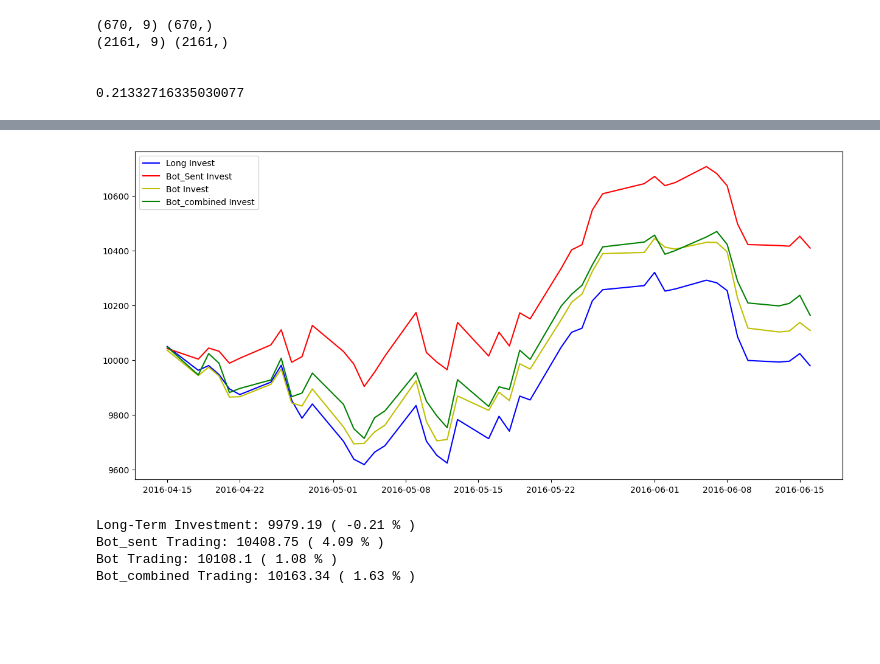
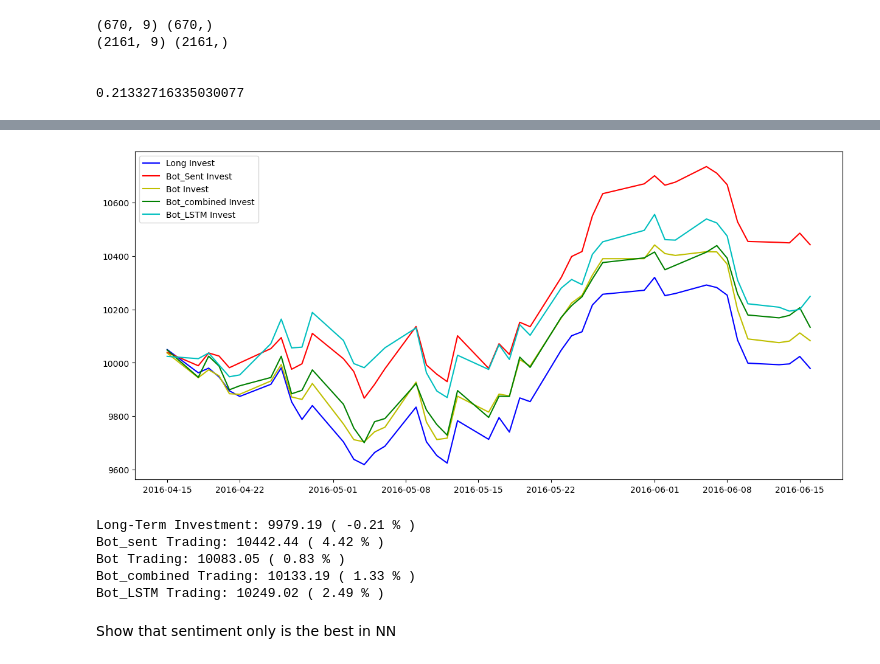
Before and after one commit to HiggsP10/Stock_pred, a Jupyter notebook: models.ipynb, the cells around one changed output, grey strips where cells are left out. Drawn from its saved outputs; the diff is of its cells as text; code cells hidden in the pictures; blank space fills up the shorter version.

```diff
--- a/models.ipynb
+++ b/models.ipynb
@@ -44,5 +57,6 @@ stocks
 # %%
 stocks = stocks.sort_values(['Date', 'Ticker'])
+stocks['Shifted_Percent_Change'] = [numpy.sign(x) * (100 + numpy.abs(x)) for x in stocks['Percent_Change']]
 model = RandomForestClassifier(random_state=1)
 d_train = stocks.loc[stocks['Date'] < datetime.datetime(year=2016, month=4, day=15)].reset_index(drop=True)
 d_test = stocks.loc[stocks['Date'] >= datetime.datetime(year=2016, month=4, day=15)].reset_index(drop=True)
@@ -133,0 +198,3 @@ d_test['Predicts'] = predicts
+# %%
+test_predictions = model.predict(X_test)
+d_test['LSTM_Predict'] = test_predictions
@@ -134,14 +203,17 @@ d_test['Predicts'] = predicts
 # %%
+
 # Initialize starting capital to test model effectiveness
 bot_capital = 10000
 bot_sent_capital = 10000
 bot_combined_capital = 10000
+bot_LSTM_capital = 10000
 long_capital = 10000
 
 # Add capital as first data points
 bots = [bot_capital]
 bots_sent = [bot_sent_capital]
 bots_combined = [bot_combined_capital]
+bots_LSTM = [bot_LSTM_capital]
 longs = [long_capital]
 
 # Get unique dates
@@ -156,44 +228,63 @@ for date in dates:
 
     # Calculate profit from using the Twitter bot to determine what stocks to invest in
     temp = temp[temp['Prediction']>0]
-    bot_capital = bot_capital + ((bot_capital/len(temp)) * (temp['Percent_Change']/100)).sum()
+    temp1 = temp[temp['Prediction']>1]
+    bot_capital = bot_capital + (bot_capital/(len(temp)+len(temp1)) * (temp['Percent_Change']/100)).sum() + (bot_capital/(len(temp)+len(temp1)) * (temp1['Percent_Change']/100)).sum()
 
     # Calculate profit from using the Twitter bot to determine what stocks to invest in
     temp = d_test[d_test['Date']==date]
     temp = temp[temp['Preds']>0]
-    bot_sent_capital = bot_sent_capital + ((bot_sent_capital/len(temp)) * (temp['Percent_Change']/100)).sum()
+    temp1 = temp[temp['Preds']>1]
+    bot_sent_capital = bot_sent_capital + (bot_sent_capital/(len(temp)+len(temp1)) * (temp['Percent_Change']/100)).sum() + (bot_sent_capital/(len(temp)+len(temp1)) * (temp1['Percent_Change']/100)).sum()
 
     # Calculate profit from using the Twitter bot to determine what stocks to invest in
     temp = d_test[d_test['Date']==date]
     temp = temp[temp['Predicts']>0]
-    bot_combined_capital = bot_combined_capital + ((bot_combined_capital/len(temp)) * (temp['Percent_Change']/100)).sum()
+    temp1 = temp[temp['Predicts']>1]
+    bot_combined_capital = bot_combined_capital + (bot_combined_capital/(len(temp)+len(temp1)) * (temp['Percent_Change']/100)).sum() + (bot_combined_capital/(len(temp)+len(temp1)) * (temp1['Percent_Change']/100)).sum()
+
+    # Calculate profit from using the Twitter bot to determine what stocks to invest in
+    k=(2-stocks['Percent_Change'].mean())/stocks['Percent_Change'].std()
+    t = (k*statistics.stdev(d_test['LSTM_Predict']))+d_test['LSTM_Predict'].mean()
+    d_test['LSTM_Predict_Bin'] = pd.cut(d_test['LSTM_Predict'], [-10000, 0, t, 10000], labels=[0, 1, 2])
+    temp = d_test[d_test['Date']==date]
+    temp = temp[temp['LSTM_Predict_Bin']>0]
+    temp1 = temp[temp['LSTM_Predict_Bin']>1]
+    bot_LSTM_capital = bot_LSTM_capital + (bot_LSTM_capital/(len(temp)+len(temp1)) * (temp['Percent_Change']/100)).sum() + (bot_LSTM_capital/(len(temp)+len(temp1)) * (temp1['Percent_Change']/100)).sum()
 
     # Keep track of the account totals ove time
     longs.append(long_capital)
     bots.append(bot_capital)
     bots_sent.append(bot_sent_capital)
     bots_combined.append(bot_combined_capital)
+    bots_LSTM.append(bot_LSTM_capital)
+
 
 
 
 
 # Plot the accounts balances over time
 plt.figure(figsize=(15,7))
 plt.plot(dates, longs[1:], c='b', label='Long Invest')
 plt.plot(dates, bots_sent[1:], c='r', label='Bot_Sent Invest')
 plt.plot(dates, bots[1:], c='y', label='Bot Invest')
 plt.plot(dates, bots_combined[1:], c='g', label='Bot_combined Invest')
+plt.plot(dates, bots_LSTM[1:], c='c', label='Bot_LSTM Invest')
 plt.legend()
 plt.show()
 
 # Show the return from each account over time
 print('Long-Term Investment:', round(longs[-1],2), '(', round((longs[-1]-longs[0])/longs[0]*100,2), '% )')
 print('Bot_sent Trading:', round(bots_sent[-1],2), '(', round((bots_sent[-1]-bots_sent[0])/bots_sent[0]*100,2), '% )')
 print('Bot Trading:', round(bots[-1],2), '(', round((bots[-1]-bots[0])/bots[0]*100,2), '% )')
 print('Bot_combined Trading:', round(bots_combined[-1],2), '(', round((bots_combined[-1]-bots_combined[0])/bots_combined[0]*100,2), '% )')
+print('Bot_LSTM Trading:', round(bots_LSTM[-1],2), '(', round((bots_LSTM[-1]-bots_LSTM[0])/bots_LSTM[0]*100,2), '% )')
 # %% [output]
-[figure, old version]
+[figure, new version]
 Long-Term Investment: 9979.19 ( -0.21 % )
-Bot_sent Trading: 10408.75 ( 4.09 % )
-Bot Trading: 10108.1 ( 1.08 % )
-Bot_combined Trading: 10163.34 ( 1.63 % )
+Bot_sent Trading: 10442.44 ( 4.42 % )
+Bot Trading: 10083.05 ( 0.83 % )
+Bot_combined Trading: 10133.19 ( 1.33 % )
+Bot_LSTM Trading: 10249.02 ( 2.49 % )
+# %% [markdown]
+Show that sentiment only is the best in NN
```
Also changed, not shown: parts of 19 cells of this notebook.
